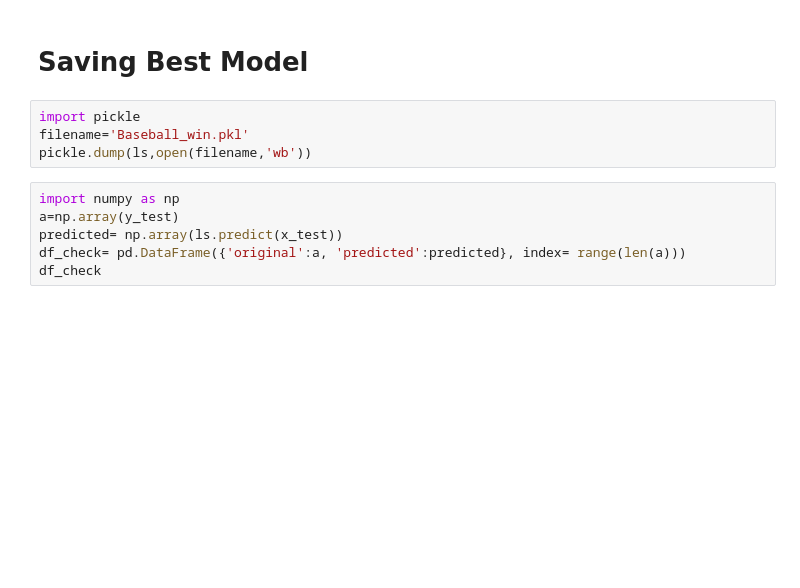
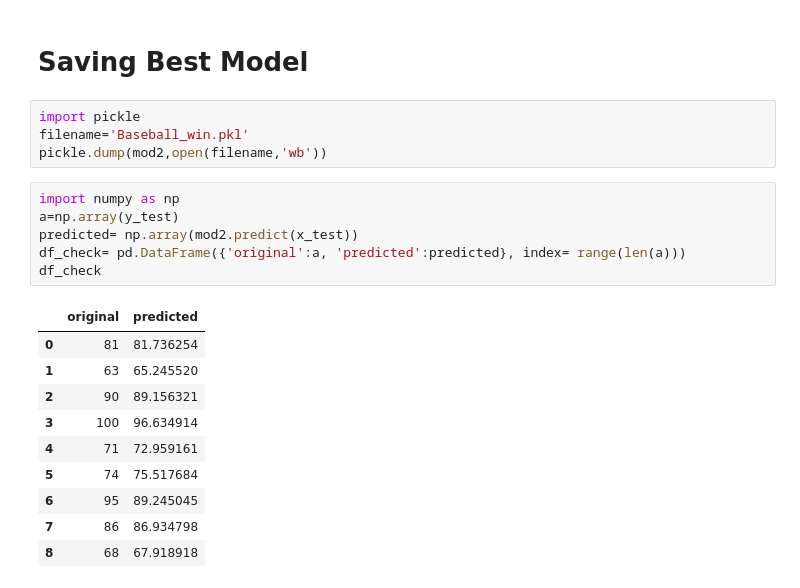
Before and after one commit to Vikrampurohit93/datatrained_projects, a Jupyter notebook: Baseball.ipynb, the cells around one changed output. Cells and saved outputs as stored; diff of their text form; blank space fills up the shorter version.

```diff
--- a/Baseball.ipynb
+++ b/Baseball.ipynb
@@ -540,10 +848,21 @@ plt.show()
 # %%
 import pickle
 filename='Baseball_win.pkl'
-pickle.dump(ls,open(filename,'wb'))
+pickle.dump(mod2,open(filename,'wb'))
 # %%
 import numpy as np
 a=np.array(y_test)
-predicted= np.array(ls.predict(x_test))
+predicted= np.array(mod2.predict(x_test))
 df_check= pd.DataFrame({'original':a, 'predicted':predicted}, index= range(len(a)))
 df_check
+# %% [output]
+|  | original | predicted |
+| 0 | 81 | 81.736254 |
+| 1 | 63 | 65.245520 |
+| 2 | 90 | 89.156321 |
+| 3 | 100 | 96.634914 |
+| 4 | 71 | 72.959161 |
+| 5 | 74 | 75.517684 |
+| 6 | 95 | 89.245045 |
+| 7 | 86 | 86.934798 |
+| 8 | 68 | 67.918918 |
```
Also changed, not shown: parts of 58 cells of this notebook, 1 other file.
